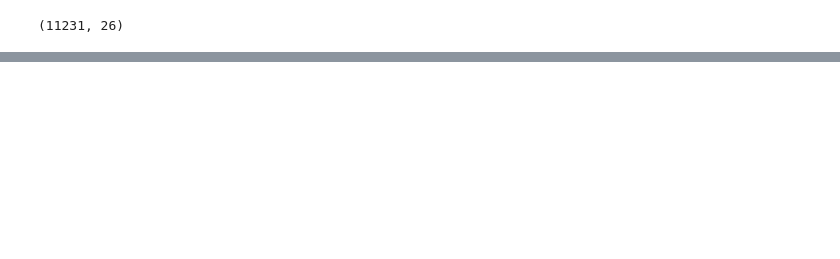
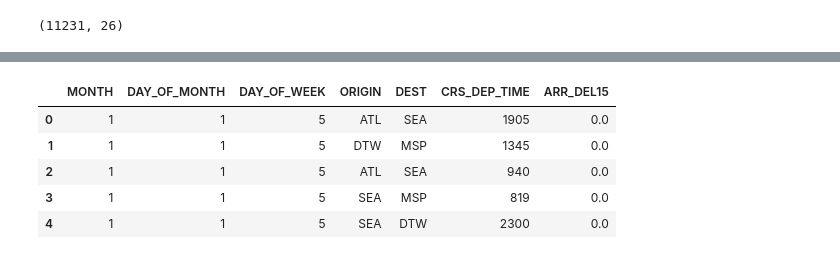
Before and after one commit to AnthonyOluitan/delaypredictionsystem, a Jupyter notebook: On-TimeFlightArrivals.ipynb, the cells around one changed output, grey strips where cells are left out. Cells and saved outputs as stored; diff of their text form; code cells hidden in the pictures; blank space fills up the shorter version.

```diff
--- a/On-TimeFlightArrivals.ipynb
+++ b/On-TimeFlightArrivals.ipynb
@@ -86,3 +60,0 @@ dtype: int64
-# %%
-df = df[["MONTH", "DAY_OF_MONTH", "DAY_OF_WEEK", "ORIGIN", "DEST", "CRS_DEP_TIME", "ARR_DEL15"]]
-df.isnull().sum()
@@ -134,6 +60,0 @@ df.head()
-# %%
-import math
-
-for index, row in df.iterrows():
-    df.loc[index, 'CRS_DEP_TIME'] = math.floor(row['CRS_DEP_TIME'] / 100)
-df.head()
@@ -145,0 +134,9 @@ train_x, test_x, train_y, test_y = train_test_split(df.drop('ARR_DEL15', axis=1)
+# %%
+df_trans.head()
+# %% [output]
+|  | MONTH | DAY_OF_MONTH | DAY_OF_WEEK | ORIGIN | DEST | CRS_DEP_TIME | ARR_DEL15 |
+| 0 | 1 | 1 | 5 | ATL | SEA | 1905 | 0.0 |
+| 1 | 1 | 1 | 5 | DTW | MSP | 1345 | 0.0 |
+| 2 | 1 | 1 | 5 | ATL | SEA | 940 | 0.0 |
+| 3 | 1 | 1 | 5 | SEA | MSP | 819 | 0.0 |
+| 4 | 1 | 1 | 5 | SEA | DTW | 2300 | 0.0 |
```
Also changed, not shown: parts of 54 cells of this notebook.
